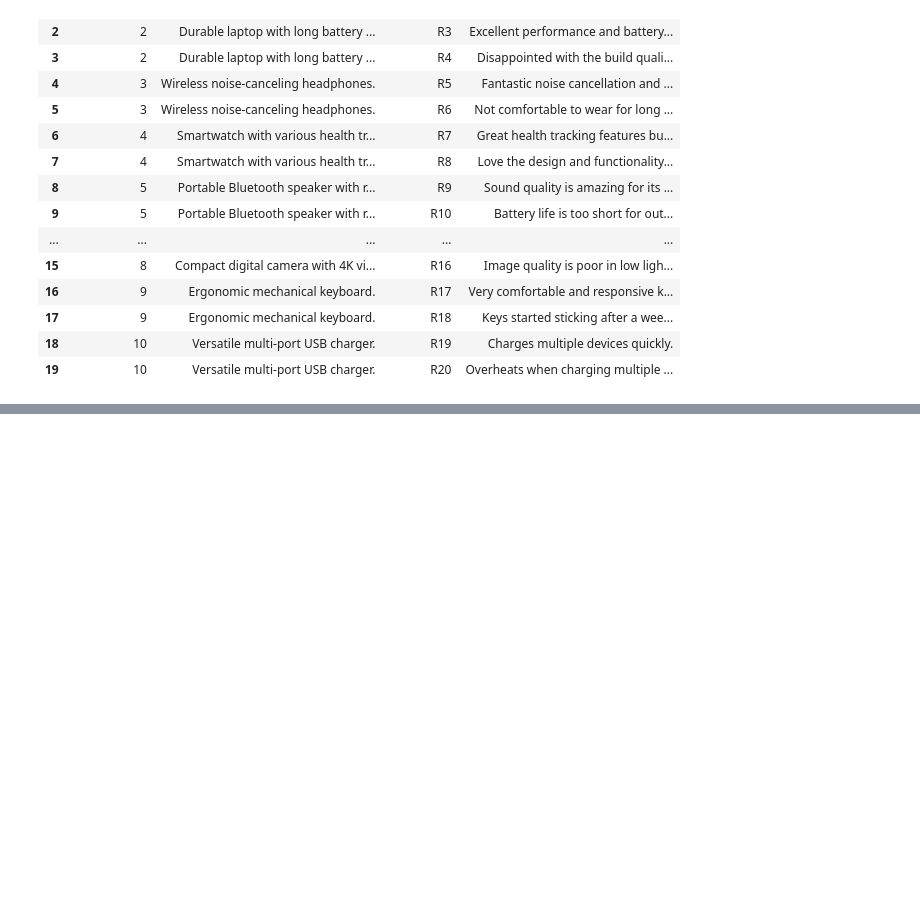
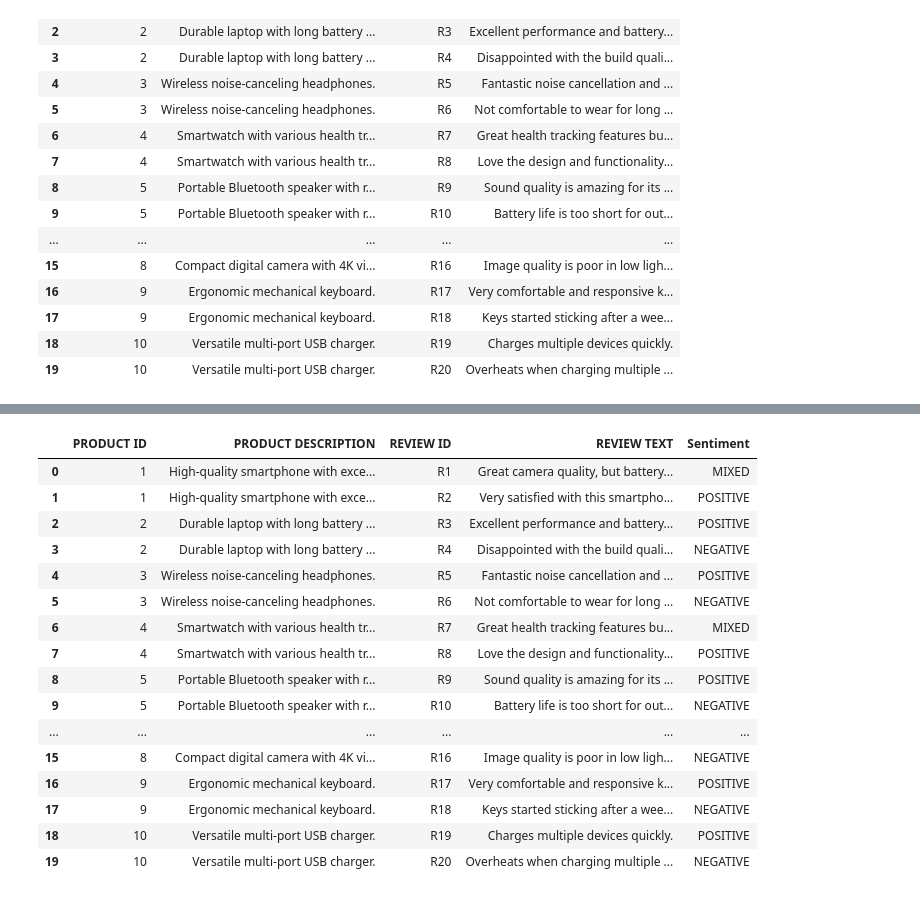
Before and after one commit to gmast-17/techcatalyst-de-GM, a Jupyter notebook: activities/week6/AWS API/AI_API.ipynb, the cells around one changed output, grey strips where cells are left out. Cells and saved outputs as stored; diff of their text form; code cells hidden in the pictures; blank space fills up the shorter version.

```diff
--- a/activities/week6/AWS API/AI_API.ipynb
+++ b/activities/week6/AWS API/AI_API.ipynb
@@ -97,5 +100,3 @@ combined.head(50)
 | 17 | 9 | Ergonomic mechanical keyboard. | R18 | Keys started sticking after a wee... |
 | 18 | 10 | Versatile multi-port USB charger. | R19 | Charges multiple devices quickly. |
 | 19 | 10 | Versatile multi-port USB charger. | R20 | Overheats when charging multiple ... |
-# %%
-combined['PRODUCT DESCRIPTION'] = combined['PRODUCT DESCRIPTION'].replace('.', '').replace(',', '').astype(str)
@@ -126,0 +135,21 @@ ClientError: An error occurred (UnrecognizedClientException) when calling the De
+# %%
+Sentiment_DF = pd.concat([combined, sentiments], axis=1)
+Sentiment_DF
+# %% [output]
+|  | PRODUCT ID | PRODUCT DESCRIPTION | REVIEW ID | REVIEW TEXT | Sentiment |
+| 0 | 1 | High-quality smartphone with exce... | R1 | Great camera quality, but battery... | MIXED |
+| 1 | 1 | High-quality smartphone with exce... | R2 | Very satisfied with this smartpho... | POSITIVE |
+| 2 | 2 | Durable laptop with long battery ... | R3 | Excellent performance and battery... | POSITIVE |
+| 3 | 2 | Durable laptop with long battery ... | R4 | Disappointed with the build quali... | NEGATIVE |
+| 4 | 3 | Wireless noise-canceling headphones. | R5 | Fantastic noise cancellation and ... | POSITIVE |
+| 5 | 3 | Wireless noise-canceling headphones. | R6 | Not comfortable to wear for long ... | NEGATIVE |
+| 6 | 4 | Smartwatch with various health tr... | R7 | Great health tracking features bu... | MIXED |
+| 7 | 4 | Smartwatch with various health tr... | R8 | Love the design and functionality... | POSITIVE |
+| 8 | 5 | Portable Bluetooth speaker with r... | R9 | Sound quality is amazing for its ... | POSITIVE |
+| 9 | 5 | Portable Bluetooth speaker with r... | R10 | Battery life is too short for out... | NEGATIVE |
+| ... | ... | ... | ... | ... | ... |
+| 15 | 8 | Compact digital camera with 4K vi... | R16 | Image quality is poor in low ligh... | NEGATIVE |
+| 16 | 9 | Ergonomic mechanical keyboard. | R17 | Very comfortable and responsive k... | POSITIVE |
+| 17 | 9 | Ergonomic mechanical keyboard. | R18 | Keys started sticking after a wee... | NEGATIVE |
+| 18 | 10 | Versatile multi-port USB charger. | R19 | Charges multiple devices quickly. | POSITIVE |
+| 19 | 10 | Versatile multi-port USB charger. | R20 | Overheats when charging multiple ... | NEGATIVE |
```
Also changed, not shown: parts of 12 cells of this notebook, 1 other file.
